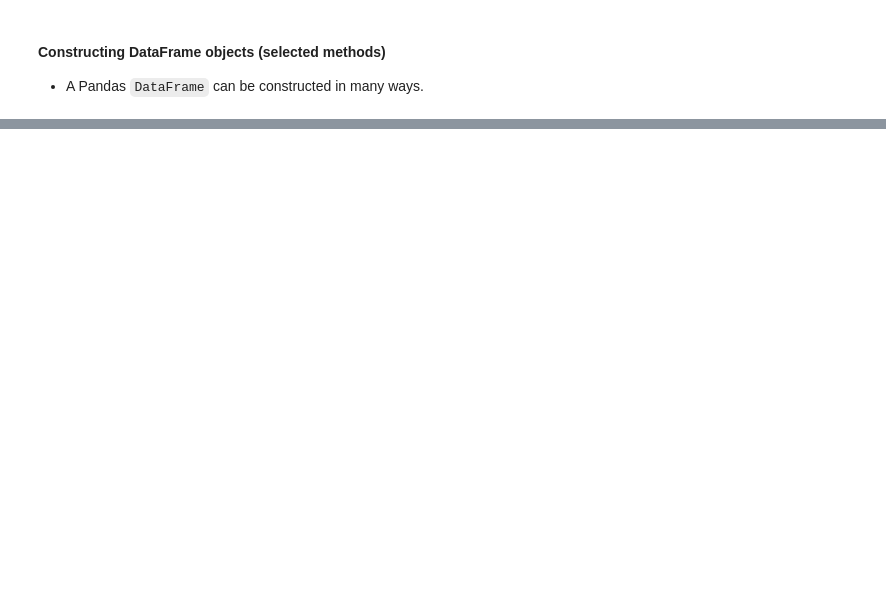
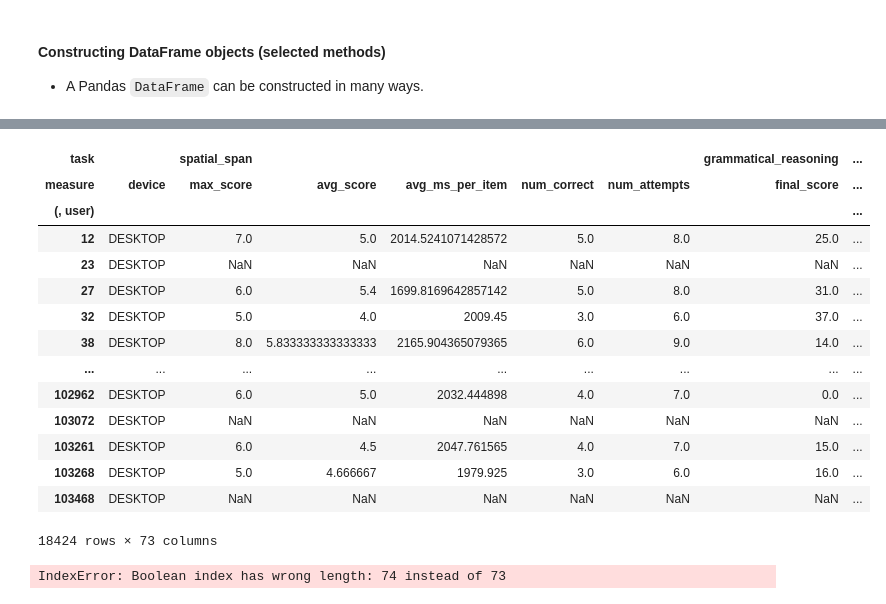
Before and after one commit to esoreq/SystemAI2022, a Jupyter notebook: bootcamp/day_04/02_Pandas_data_structures.ipynb, the cells around one changed output, grey strips where cells are left out. Cells and saved outputs as stored; diff of their text form; code cells hidden in the pictures; blank space fills up the shorter version.

```diff
--- a/bootcamp/day_04/02_Pandas_data_structures.ipynb
+++ b/bootcamp/day_04/02_Pandas_data_structures.ipynb
@@ -238,0 +491,9 @@ df
+# %%
+col_top[0:2] = ['','']
+col_bottom[0:2] = ('user','device')
+# %%
+index = pd.MultiIndex.from_tuples([tuple(v) for v in zip(col_top,col_bottom)], names=["task", "measure"])
+# %%
+df_data.columns = index
+# %%
+df_data = df_data.iloc[2:,:]
@@ -238,0 +516,22 @@ df
+# %%
+df_data.set_index(('', 'user'))
+# %% [output]
+| task |  | spatial_span |  |  |  |  | grammatical_reasoning | ... |
+| measure | device | max_score | avg_score | avg_ms_per_item | num_correct | num_attempts | final_score | ... |
+| (, user) |  |  |  |  |  |  |  | ... |
+| 12 | DESKTOP | 7.0 | 5.0 | 2014.5241071428572 | 5.0 | 8.0 | 25.0 | ... |
+| 23 | DESKTOP | NaN | NaN | NaN | NaN | NaN | NaN | ... |
+| 27 | DESKTOP | 6.0 | 5.4 | 1699.8169642857142 | 5.0 | 8.0 | 31.0 | ... |
+| 32 | DESKTOP | 5.0 | 4.0 | 2009.45 | 3.0 | 6.0 | 37.0 | ... |
+| 38 | DESKTOP | 8.0 | 5.833333333333333 | 2165.904365079365 | 6.0 | 9.0 | 14.0 | ... |
+| ... | ... | ... | ... | ... | ... | ... | ... | ... |
+| 102962 | DESKTOP | 6.0 | 5.0 | 2032.444898 | 4.0 | 7.0 | 0.0 | ... |
+| 103072 | DESKTOP | NaN | NaN | NaN | NaN | NaN | NaN | ... |
+| 103261 | DESKTOP | 6.0 | 4.5 | 2047.761565 | 4.0 | 7.0 | 15.0 | ... |
+| 103268 | DESKTOP | 5.0 | 4.666667 | 1979.925 | 3.0 | 6.0 | 16.0 | ... |
+| 103468 | DESKTOP | NaN | NaN | NaN | NaN | NaN | NaN | ... |
+18424 rows × 73 columns
+# %%
+df_data.iloc[:,df_data.columns.get_level_values(1).str.endswith('score')]
+# %% [output]
+IndexError: Boolean index has wrong length: 74 instead of 73
```
Also changed, not shown: parts of 47 cells of this notebook, 57 other files.
